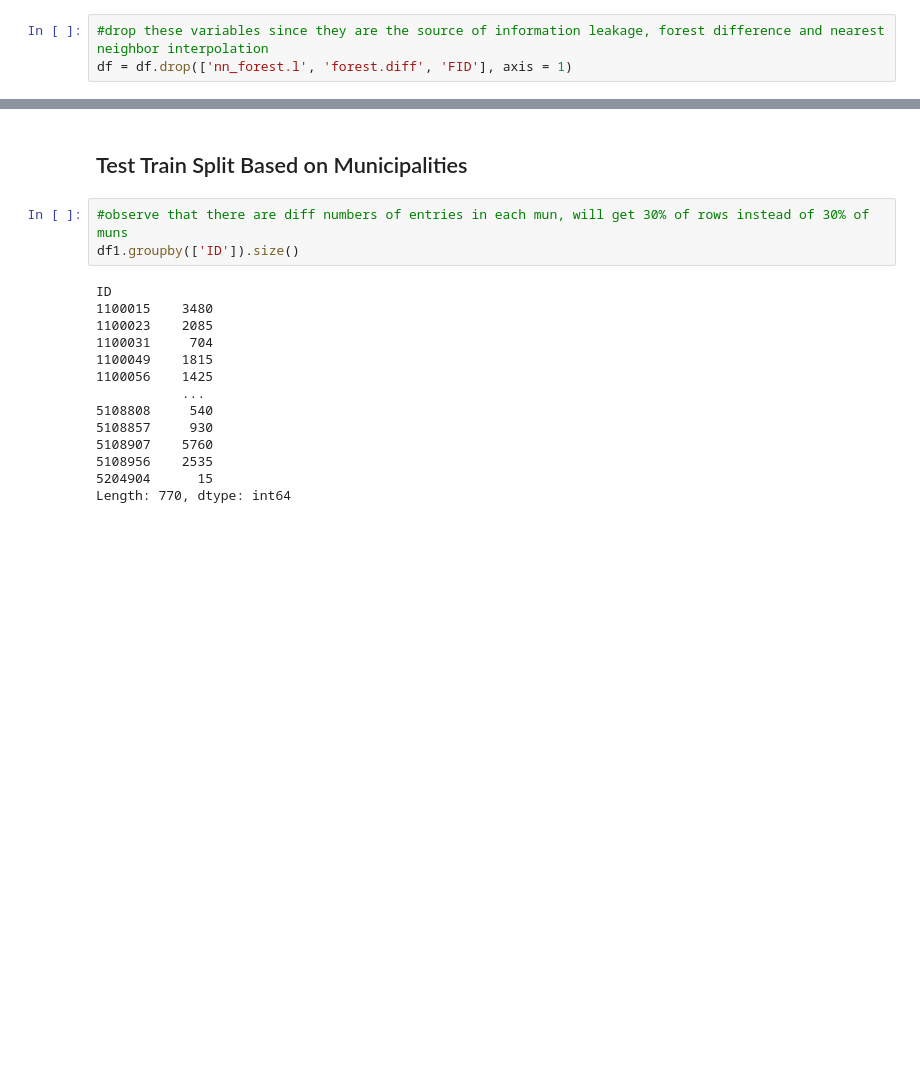
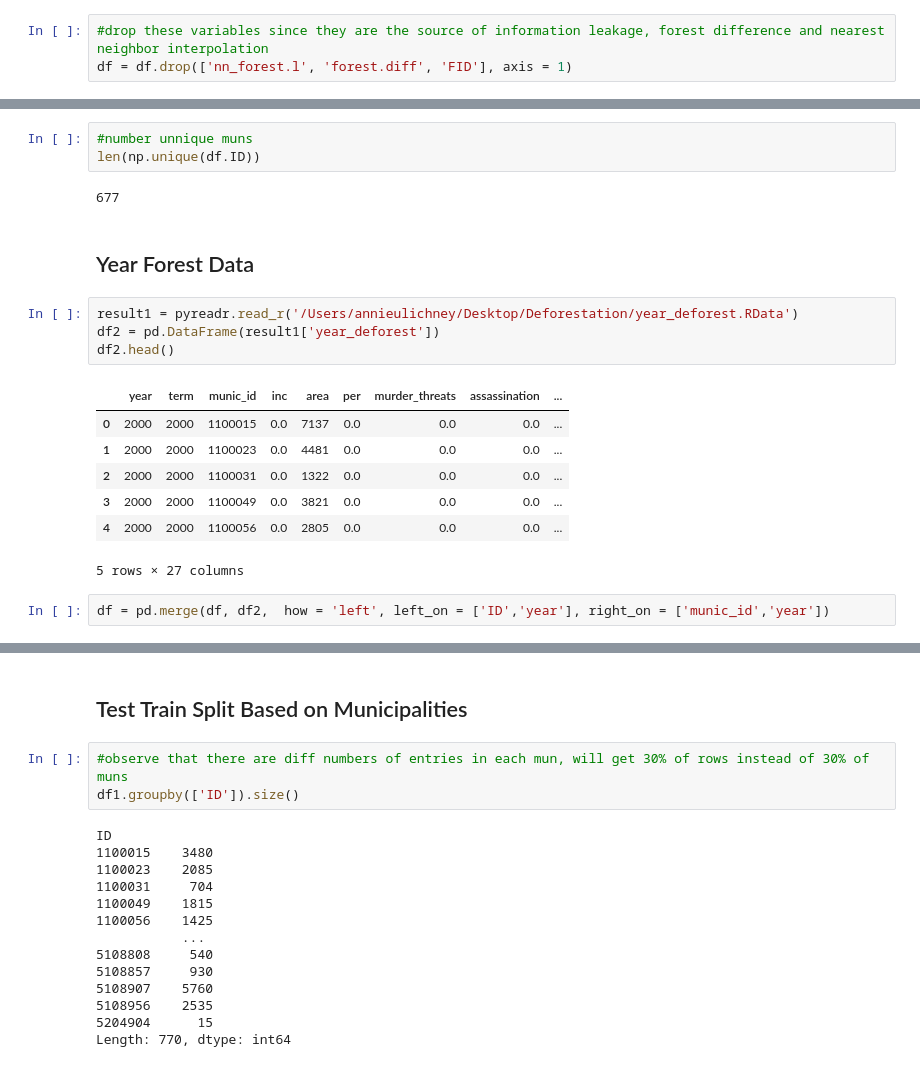
Before and after one commit to aulichney/Deforestation, a Jupyter notebook: Corruption Paper ML Modeling.ipynb, the cells around one changed output, grey strips where cells are left out. Drawn from its saved outputs; the diff is of its cells as text; blank space fills up the shorter version.

```diff
--- a/Corruption Paper ML Modeling.ipynb
+++ b/Corruption Paper ML Modeling.ipynb
@@ -228,0 +178,21 @@ df = df[['ID', 'x', 'y','year', 'forest.l', 'rain1', 'elevation',
+# %%
+#number unnique muns
+len(np.unique(df.ID))
+# %% [output]
+677
+# %% [markdown]
+## Year Forest Data
+# %%
+result1 = pyreadr.read_r('/Users/annieulichney/Desktop/Deforestation/year_deforest.RData')
+df2 = pd.DataFrame(result1['year_deforest'])
+df2.head()
+# %% [output]
+|  | year | term | munic_id | inc | area | per | murder_threats | assassination | ... |
+| 0 | 2000 | 2000 | 1100015 | 0.0 | 7137 | 0.0 | 0.0 | 0.0 | ... |
+| 1 | 2000 | 2000 | 1100023 | 0.0 | 4481 | 0.0 | 0.0 | 0.0 | ... |
+| 2 | 2000 | 2000 | 1100031 | 0.0 | 1322 | 0.0 | 0.0 | 0.0 | ... |
+| 3 | 2000 | 2000 | 1100049 | 0.0 | 3821 | 0.0 | 0.0 | 0.0 | ... |
+| 4 | 2000 | 2000 | 1100056 | 0.0 | 2805 | 0.0 | 0.0 | 0.0 | ... |
+5 rows × 27 columns
+# %%
+df = pd.merge(df, df2,  how = 'left', left_on = ['ID','year'], right_on = ['munic_id','year'])
```
Also changed, not shown: parts of 52 cells of this notebook.
